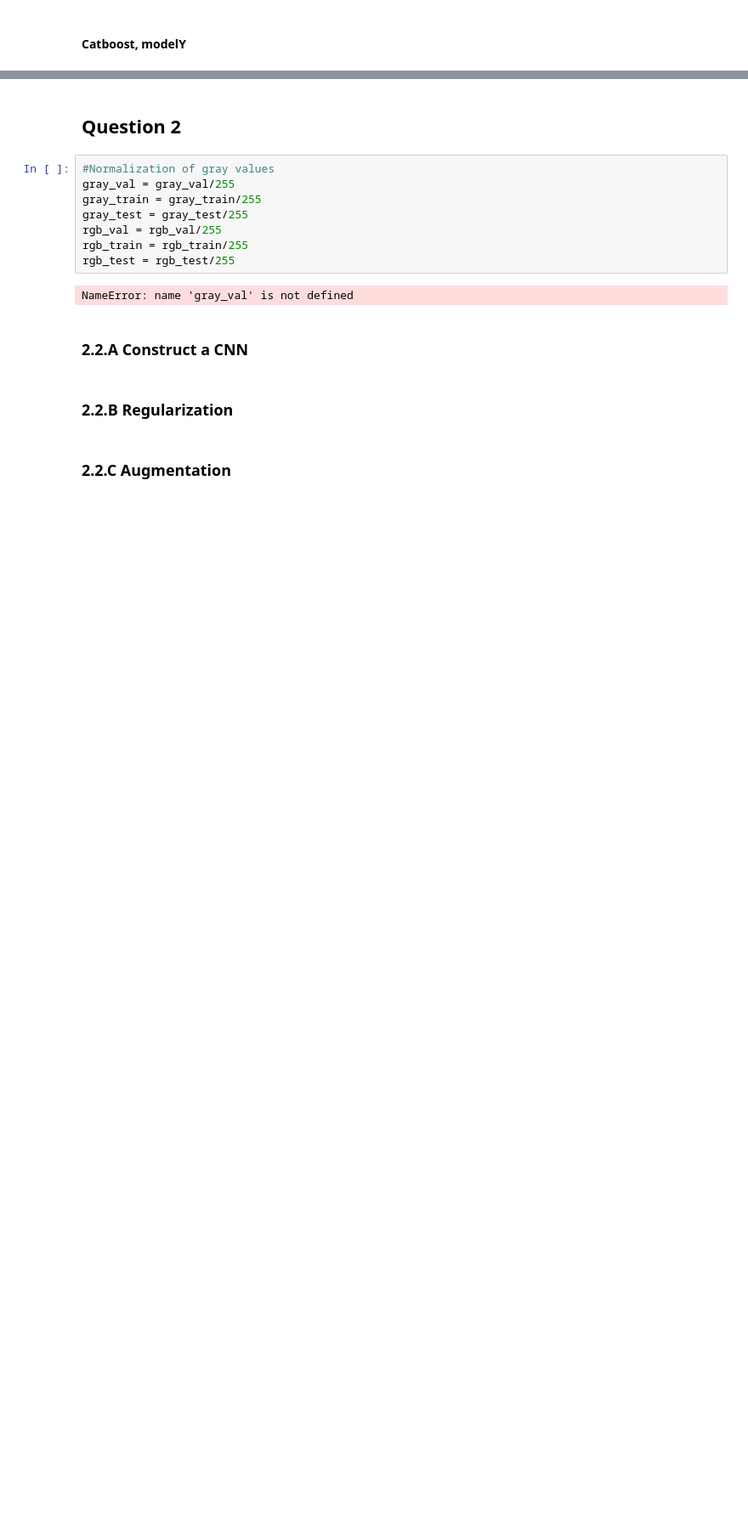
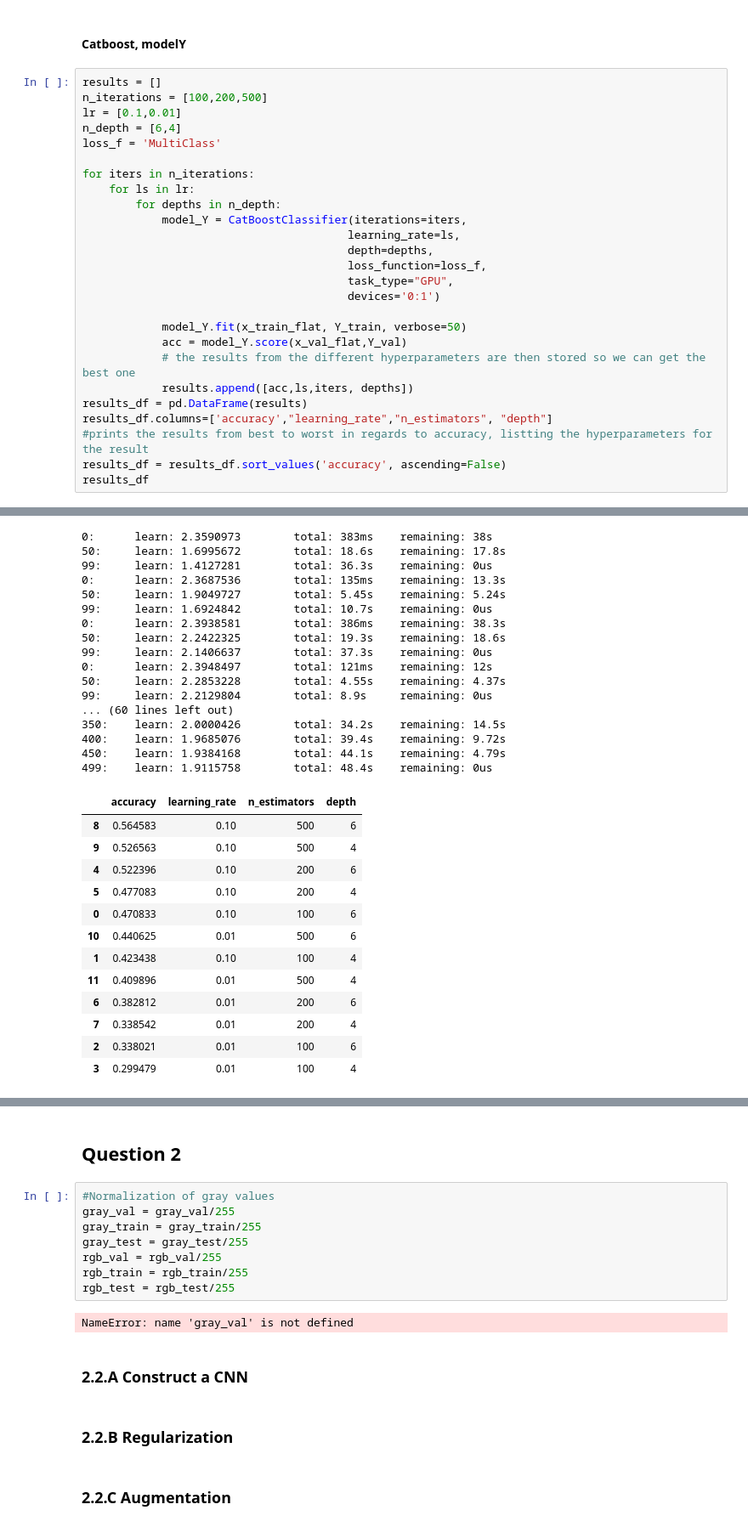
Before and after one commit to mathh17/Anvendt_ML_Eskamens_project, a Jupyter notebook: Code_notebook.ipynb, the cells around one changed output, grey strips where cells are left out. Shown: that part at 85% size. Saved outputs shown, nothing was run; the diff lists cells and outputs as text; blank space fills up the shorter version.

```diff
--- a/Code_notebook.ipynb
+++ b/Code_notebook.ipynb
@@ -203,2 +265,29 @@ accuracy
 # %% [markdown]
 #### Catboost, modelY
+# %%
+results = []
+n_iterations = [100,200,500]
+lr = [0.1,0.01]
+n_depth = [6,4]
+loss_f = 'MultiClass'
+
+for iters in n_iterations:
+    for ls in lr:
+        for depths in n_depth:
+            model_Y = CatBoostClassifier(iterations=iters,
+                                        learning_rate=ls,
+                                        depth=depths,
+                                        loss_function=loss_f,
+                                        task_type="GPU",
+                                        devices='0:1')
+
+            model_Y.fit(x_train_flat, Y_train, verbose=50)
+            acc = model_Y.score(x_val_flat,Y_val)
+            # the results from the different hyperparameters are then stored so we can get the best one
+            results.append([acc,ls,iters, depths])
+results_df = pd.DataFrame(results)
+results_df.columns=['accuracy',"learning_rate","n_estimators", "depth"]
+#prints the results from best to worst in regards to accuracy, listting the hyperparameters for the result
+results_df = results_df.sort_values('accuracy', ascending=False)
+results_df
+# %% [output]
@@ -204,0 +295,30 @@ accuracy
+0:      learn: 2.3590973        total: 383ms    remaining: 38s
+50:     learn: 1.6995672        total: 18.6s    remaining: 17.8s
+99:     learn: 1.4127281        total: 36.3s    remaining: 0us
+0:      learn: 2.3687536        total: 135ms    remaining: 13.3s
+50:     learn: 1.9049727        total: 5.45s    remaining: 5.24s
+99:     learn: 1.6924842        total: 10.7s    remaining: 0us
+0:      learn: 2.3938581        total: 386ms    remaining: 38.3s
+50:     learn: 2.2422325        total: 19.3s    remaining: 18.6s
+99:     learn: 2.1406637        total: 37.3s    remaining: 0us
+0:      learn: 2.3948497        total: 121ms    remaining: 12s
+50:     learn: 2.2853228        total: 4.55s    remaining: 4.37s
+99:     learn: 2.2129804        total: 8.9s     remaining: 0us
+... (60 lines left out)
+350:    learn: 2.0000426        total: 34.2s    remaining: 14.5s
+400:    learn: 1.9685076        total: 39.4s    remaining: 9.72s
+450:    learn: 1.9384168        total: 44.1s    remaining: 4.79s
+499:    learn: 1.9115758        total: 48.4s    remaining: 0us
+|  | accuracy | learning_rate | n_estimators | depth |
+| 8 | 0.564583 | 0.10 | 500 | 6 |
+| 9 | 0.526563 | 0.10 | 500 | 4 |
+| 4 | 0.522396 | 0.10 | 200 | 6 |
+| 5 | 0.477083 | 0.10 | 200 | 4 |
+| 0 | 0.470833 | 0.10 | 100 | 6 |
+| 10 | 0.440625 | 0.01 | 500 | 6 |
+| 1 | 0.423438 | 0.10 | 100 | 4 |
+| 11 | 0.409896 | 0.01 | 500 | 4 |
+| 6 | 0.382812 | 0.01 | 200 | 6 |
+| 7 | 0.338542 | 0.01 | 200 | 4 |
+| 2 | 0.338021 | 0.01 | 100 | 6 |
+| 3 | 0.299479 | 0.01 | 100 | 4 |
```
Also changed, not shown: parts of 8 cells of this notebook, 6 other files.
